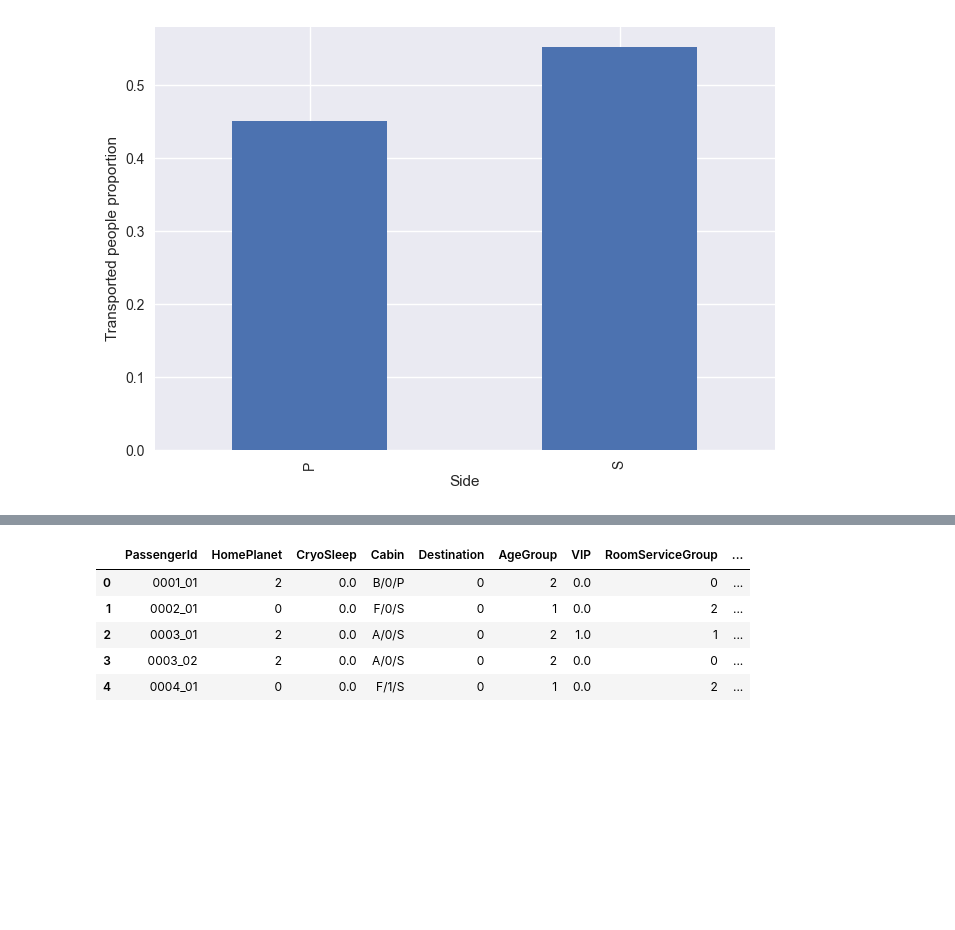
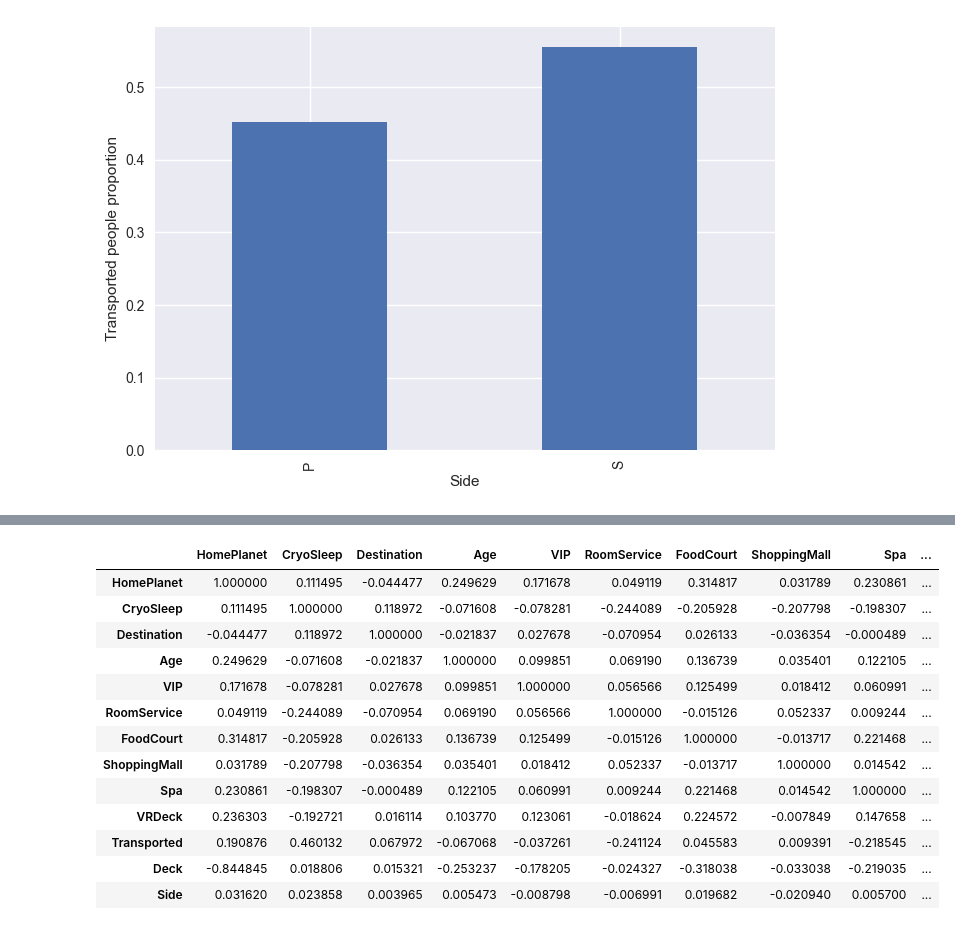
Before and after one commit to UneenU/Spaceship-Titanic-Kaggle, a Jupyter notebook: spaceship.ipynb, the cells around one changed output, grey strips where cells are left out. Saved outputs shown, nothing was run; the diff lists cells and outputs as text; code cells hidden in the pictures; blank space fills up the shorter version.

```diff
--- a/spaceship.ipynb
+++ b/spaceship.ipynb
@@ -5,7 +5,7 @@ from matplotlib import pyplot as plt
 from math import *
 import seaborn as sns
 # %%
-pd.set_option('display.max_columns', 100)
+pd.set_option('display.max_columns', 20)
 plt.style.use( 'seaborn-v0_8')
 # %%
 def replace_TF(x):
@@ -202 +82,37 @@ train_data.groupby('VRDeckGroup')['Transported'].mean().plot(kind='bar', ylabel=
+# %%
+# заменяем True/False значения 1 и 0
+train_data = train_data.map(replace_TF)
+test_data = test_data.map(replace_TF)
+
+# заменяем NaN значения медианами
+columns = ['RoomService', 'FoodCourt', 'ShoppingMall', 'Spa', 'VRDeck', 'VIP', 'Age', 'CryoSleep']
+for col in columns:
+    train_data.loc[train_data[col].isnull(), col] = train_data[col].median()
+    test_data.loc[test_data[col].isnull(), col] = train_data[col].median()
+
+# заменяем NaN значения наиболее частыми
+train_data.loc[train_data['Deck'].isnull(), 'Deck'] = "F"
+train_data.loc[train_data['Side'].isnull(), 'Side'] = 'S'
+test_data.loc[test_data['Deck'].isnull(), 'Deck'] = "F"
+test_data.loc[test_data['Side'].isnull(), 'Side'] = 'S'
+train_data.loc[train_data['HomePlanet'].isnull(), 'HomePlanet'] = 'Earth'
+train_data.loc[train_data['Destination'].isnull(), 'Destination'] = 'TRAPPIST-1e'
+test_data.loc[test_data['HomePlanet'].isnull(), 'HomePlanet'] = 'Earth'
+test_data.loc[test_data['Destination'].isnull(), 'Destination'] = 'TRAPPIST-1e'
+
+# приводим Age к категориальному признаку
+train_data['Age'] = train_data['Age'].apply(nums_to_groups, args=[[15, 25, 40, 60]])
+test_data['Age'] = test_data['Age'].apply(nums_to_groups, args=[[15, 25, 40, 60]])
+# %%
+# нормализуем числовые данные с помощью z-нормализации
+columns = ['RoomService', 'Spa', 'FoodCourt', 'ShoppingMall', 'VRDeck']
+for col_name in columns:
+    sigma = train_data[col_name].std()
+    mu = train_data[col_name].mean()
+    train_data[col_name] = train_data[col_name].map(lambda x: (x-mu) / sigma)
+
+for col_name in columns:
+    sigma = test_data[col_name].std()
+    mu = test_data[col_name].mean()
+    test_data[col_name] = test_data[col_name].map(lambda x: (x-mu) / sigma)
 # %%
@@ -212,10 +129,19 @@ test_data['Destination'] = test_data['Destination'].map({'TRAPPIST-1e': 0, '55 C
-# %%
-train_data.head()
-# %% [output]
-|  | PassengerId | HomePlanet | CryoSleep | Cabin | Destination | AgeGroup | VIP | RoomServiceGroup | ... |
-| 0 | 0001_01 | 2 | 0.0 | B/0/P | 0 | 2 | 0.0 | 0 | ... |
-| 1 | 0002_01 | 0 | 0.0 | F/0/S | 0 | 1 | 0.0 | 2 | ... |
-| 2 | 0003_01 | 2 | 0.0 | A/0/S | 0 | 2 | 1.0 | 1 | ... |
-| 3 | 0003_02 | 2 | 0.0 | A/0/S | 0 | 2 | 0.0 | 0 | ... |
-| 4 | 0004_01 | 0 | 0.0 | F/1/S | 0 | 1 | 0.0 | 2 | ... |
+# %%
+train_data.corr(numeric_only=True)
+# корреляция ShoppingMall с Transported очень мала
+# %% [output]
+|  | HomePlanet | CryoSleep | Destination | Age | VIP | RoomService | FoodCourt | ShoppingMall | Spa | ... |
+| HomePlanet | 1.000000 | 0.111495 | -0.044477 | 0.249629 | 0.171678 | 0.049119 | 0.314817 | 0.031789 | 0.230861 | ... |
+| CryoSleep | 0.111495 | 1.000000 | 0.118972 | -0.071608 | -0.078281 | -0.244089 | -0.205928 | -0.207798 | -0.198307 | ... |
+| Destination | -0.044477 | 0.118972 | 1.000000 | -0.021837 | 0.027678 | -0.070954 | 0.026133 | -0.036354 | -0.000489 | ... |
+| Age | 0.249629 | -0.071608 | -0.021837 | 1.000000 | 0.099851 | 0.069190 | 0.136739 | 0.035401 | 0.122105 | ... |
+| VIP | 0.171678 | -0.078281 | 0.027678 | 0.099851 | 1.000000 | 0.056566 | 0.125499 | 0.018412 | 0.060991 | ... |
+| RoomService | 0.049119 | -0.244089 | -0.070954 | 0.069190 | 0.056566 | 1.000000 | -0.015126 | 0.052337 | 0.009244 | ... |
+| FoodCourt | 0.314817 | -0.205928 | 0.026133 | 0.136739 | 0.125499 | -0.015126 | 1.000000 | -0.013717 | 0.221468 | ... |
+| ShoppingMall | 0.031789 | -0.207798 | -0.036354 | 0.035401 | 0.018412 | 0.052337 | -0.013717 | 1.000000 | 0.014542 | ... |
+| Spa | 0.230861 | -0.198307 | -0.000489 | 0.122105 | 0.060991 | 0.009244 | 0.221468 | 0.014542 | 1.000000 | ... |
+| VRDeck | 0.236303 | -0.192721 | 0.016114 | 0.103770 | 0.123061 | -0.018624 | 0.224572 | -0.007849 | 0.147658 | ... |
+| Transported | 0.190876 | 0.460132 | 0.067972 | -0.067068 | -0.037261 | -0.241124 | 0.045583 | 0.009391 | -0.218545 | ... |
+| Deck | -0.844845 | 0.018806 | 0.015321 | -0.253237 | -0.178205 | -0.024327 | -0.318038 | -0.033038 | -0.219035 | ... |
+| Side | 0.031620 | 0.023858 | 0.003965 | 0.005473 | -0.008798 | -0.006991 | 0.019682 | -0.020940 | 0.005700 | ... |
 # %%
```
Also changed, not shown: parts of 23 cells of this notebook, 1 other file.
